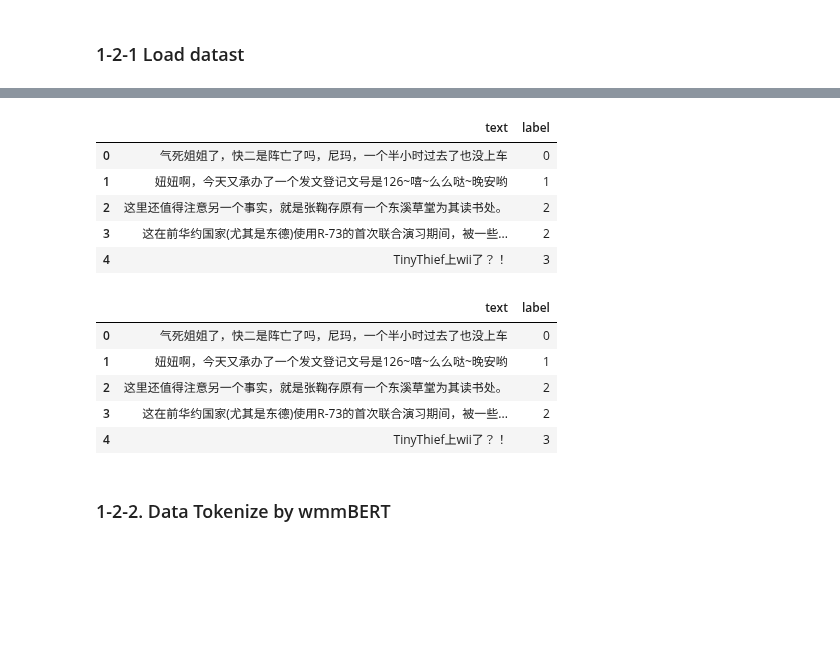
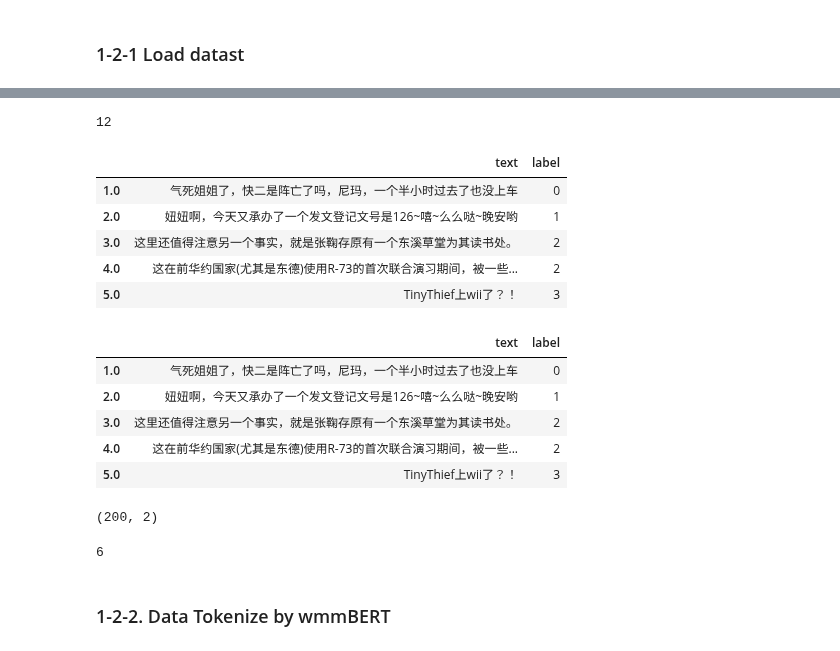
Before and after one commit to advapplab/sentiment_analysis_election_2022, a Jupyter notebook: weibo_wmmBERT.ipynb, the cells around one changed output, grey strips where cells are left out. Saved outputs shown, nothing was run; the diff lists cells and outputs as text; code cells hidden in the pictures; blank space fills up the shorter version.

Commit message:
add testing and TODOs

```diff
--- a/weibo_wmmBERT.ipynb
+++ b/weibo_wmmBERT.ipynb
@@ -95,16 +110,38 @@ len(map_dict)
+# %%
+# ['neutral', 'fear', 'anger', 'posiitive', 'positive', 'suprise',
+#       'surprise', 'sad', 'negative', 'angry', 'happy', 'neural']
+
+ici_map_dict = dict()
+
+ici_map_dict['angry']=0
+ici_map_dict['anger']=0
+ici_map_dict['positive']=1
+ici_map_dict['posiitive']=1
+ici_map_dict['happy']=1
+ici_map_dict['neutral']=2
+ici_map_dict['neural']=2
+ici_map_dict['surprise']=3
+ici_map_dict['suprise']=3
+ici_map_dict['sad']=4
+ici_map_dict['negative']=4
+ici_map_dict['fear']=5
+
+len(ici_map_dict)
+# %% [output]
+12
 # %%
 import pandas as pd
 # %%
 training_pd = pd.read_excel('/content/usual_train.xlsx',
-                            names=['text', 'label']
+                            names=['text', 'label'])
 
 training_pd['label'] = training_pd['label'].map(map_dict).astype('int')
 training_pd.head(5)
 # %% [output]
 |  | text | label |
-| 0 | 气死姐姐了，快二是阵亡了吗，尼玛，一个半小时过去了也没上车 | 0 |
-| 1 | 妞妞啊，今天又承办了一个发文登记文号是126~嘻~么么哒~晚安哟 | 1 |
-| 2 | 这里还值得注意另一个事实，就是张鞠存原有一个东溪草堂为其读书处。 | 2 |
-| 3 | 这在前华约国家(尤其是东德)使用R-73的首次联合演习期间，被一些... | 2 |
-| 4 | TinyThief上wii了？！ | 3 |
+| 1.0 | 气死姐姐了，快二是阵亡了吗，尼玛，一个半小时过去了也没上车 | 0 |
+| 2.0 | 妞妞啊，今天又承办了一个发文登记文号是126~嘻~么么哒~晚安哟 | 1 |
+| 3.0 | 这里还值得注意另一个事实，就是张鞠存原有一个东溪草堂为其读书处。 | 2 |
+| 4.0 | 这在前华约国家(尤其是东德)使用R-73的首次联合演习期间，被一些... | 2 |
+| 5.0 | TinyThief上wii了？！ | 3 |
 # %%
@@ -112,15 +149,15 @@ training_pd.head(5)
 training_pd = training_pd.dropna().reset_index(drop=True)
 # %%
-testing_pd = pd.read_excel('/content/usual_train.xlsx',
+evaluation_pd = pd.read_excel('/content/usual_train.xlsx',
                             names=['text', 'label'])
 
-testing_pd['label'] = testing_pd['label'].map(map_dict).astype('int')
-testing_pd.head(5)
+evaluation_pd['label'] = evaluation_pd['label'].map(map_dict).astype('int')
+evaluation_pd.head(5)
 # %% [output]
 |  | text | label |
-| 0 | 气死姐姐了，快二是阵亡了吗，尼玛，一个半小时过去了也没上车 | 0 |
-| 1 | 妞妞啊，今天又承办了一个发文登记文号是126~嘻~么么哒~晚安哟 | 1 |
-| 2 | 这里还值得注意另一个事实，就是张鞠存原有一个东溪草堂为其读书处。 | 2 |
-| 3 | 这在前华约国家(尤其是东德)使用R-73的首次联合演习期间，被一些... | 2 |
-| 4 | TinyThief上wii了？！ | 3 |
+| 1.0 | 气死姐姐了，快二是阵亡了吗，尼玛，一个半小时过去了也没上车 | 0 |
+| 2.0 | 妞妞啊，今天又承办了一个发文登记文号是126~嘻~么么哒~晚安哟 | 1 |
+| 3.0 | 这里还值得注意另一个事实，就是张鞠存原有一个东溪草堂为其读书处。 | 2 |
+| 4.0 | 这在前华约国家(尤其是东德)使用R-73的首次联合演习期间，被一些... | 2 |
+| 5.0 | TinyThief上wii了？！ | 3 |
 # %%
@@ -128,0 +166,16 @@ testing_pd = testing_pd.dropna().reset_index(drop=True)
+# %%
+testing_pd = pd.read_excel('/content/df_sample.xlsx')
+
+testing_pd = testing_pd[['text', 'sentiment']]
+testing_pd = testing_pd.rename(columns={'sentiment':'label'})
+
+# align labels
+# testing_pd['label'].unique()
+testing_pd['label'] = testing_pd['label'].str.lower()
+testing_pd['label'] = testing_pd['label'].str.split(' ', 0, expand = True)[0]
+testing_pd['label'] = testing_pd['label'].str.split(',', 0, expand = True)[0]
+testing_pd['label'] = testing_pd['label'].map(ici_map_dict).astype('int')
+
+testing_pd.shape
+# %% [output]
+(200, 2)
@@ -129,3 +188,8 @@ testing_pd = testing_pd.dropna().reset_index(drop=True)
+# %%
+num_label = len(testing_pd['label'].unique())
+num_label
+# %% [output]
+6
 # %%
 from datasets import Dataset, DatasetDict
 
```
Also changed, not shown: parts of 25 cells of this notebook.
